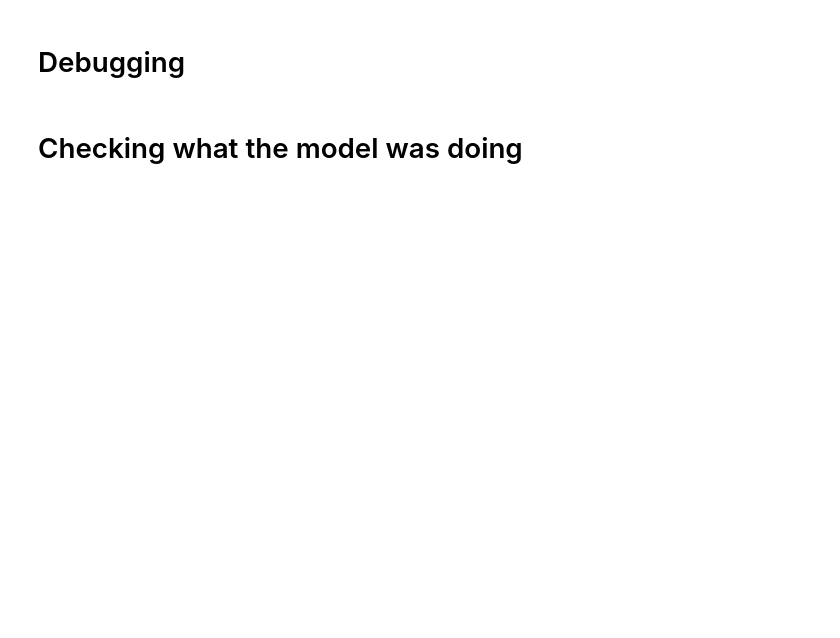
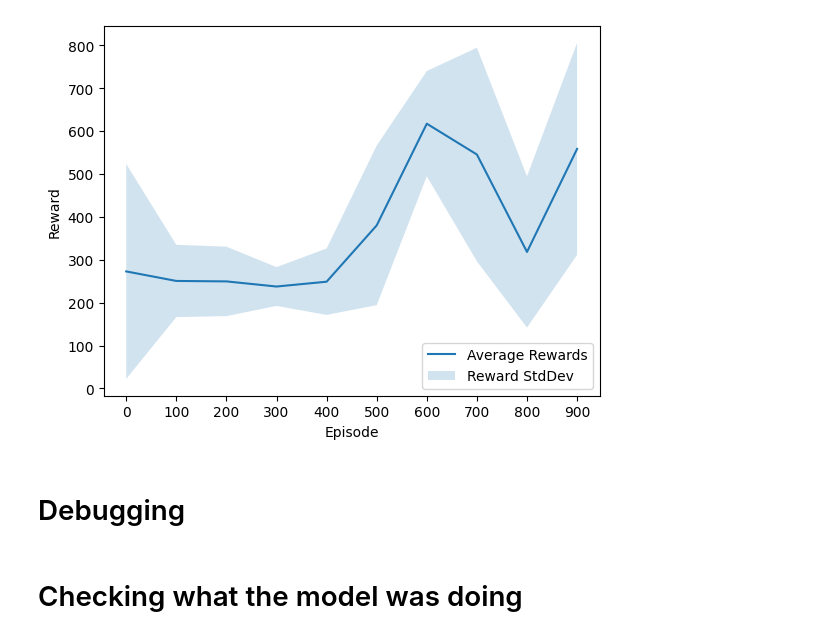
Before and after one commit to joshmazen14/maRLios, a Jupyter notebook: testing_marly.ipynb, the cells around one changed output. Cells and saved outputs as stored; diff of their text form; code cells hidden in the pictures; blank space fills up the shorter version.

```diff
--- a/testing_marly.ipynb
+++ b/testing_marly.ipynb
@@ -231,10 +233,12 @@ run(training_mode=True,
 # %%
-file_name = "total_rewards-{}.pkl".format(run_id)
+file_name = "total_rewards-{}.pkl".format('1681856162')
 total_rewards = load_rewards(file_name)
 
 plot_rewards(ep_per_stat=100, total_rewards=total_rewards)
 
 # ep_per_stat = 100  # number of episodes to average over
+# %% [output]
+[figure, added]
 # %% [markdown]
 # Debugging
 # %%
```
Also changed, not shown: parts of 3 cells of this notebook, 1 other file.
